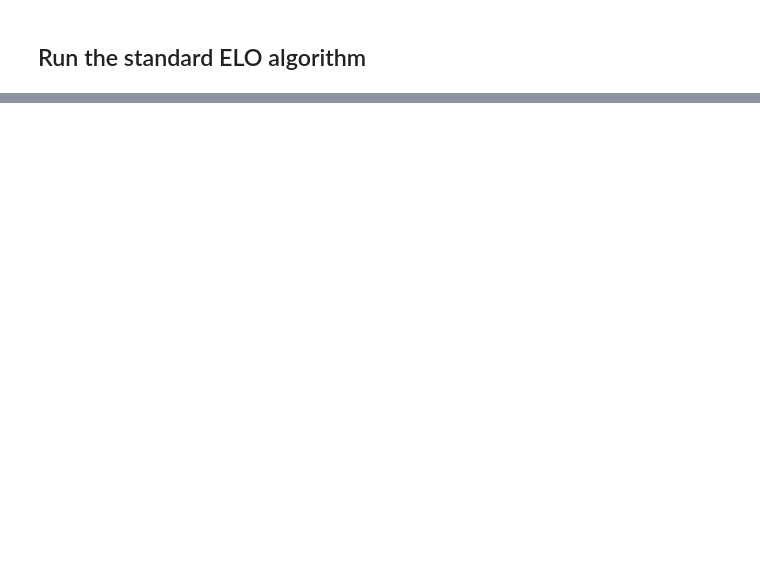
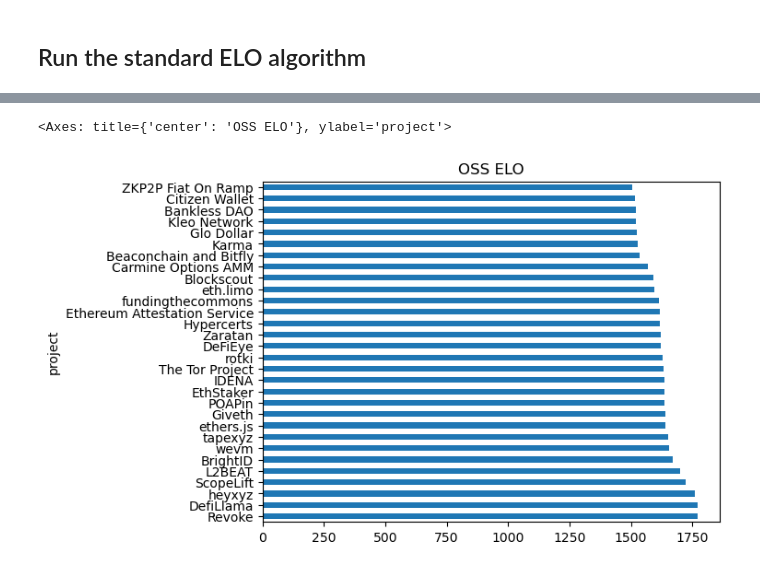
Before and after one commit to opensource-observer/insights, a Jupyter notebook: analysis/gitcoin/2025-01-30_GitcoinGrantsELO.ipynb, the cells around one changed output, grey strips where cells are left out. Cells and saved outputs as stored; diff of their text form; code cells hidden in the pictures; blank space fills up the shorter version.

```diff
--- a/analysis/gitcoin/2025-01-30_GitcoinGrantsELO.ipynb
+++ b/analysis/gitcoin/2025-01-30_GitcoinGrantsELO.ipynb
@@ -216,2 +216,7 @@ df.head()
 # %%
 df.to_csv('data/2025-01-30_gitcoin_oss_elo_ratings.csv')
+# %%
+df['elo_rating'].head(30).plot(kind='barh', title="OSS ELO")
+# %% [output]
+<Axes: title={'center': 'OSS ELO'}, ylabel='project'>
+[figure, added]
```
Also changed, not shown: parts of 3 cells of this notebook, 1 other file.
